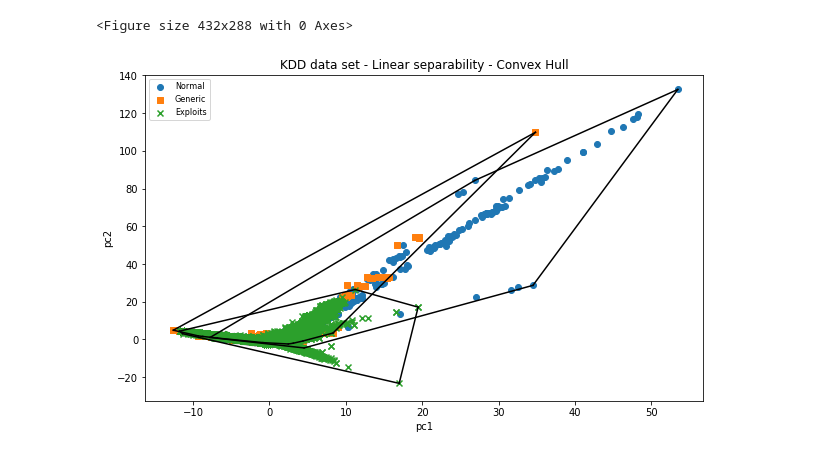
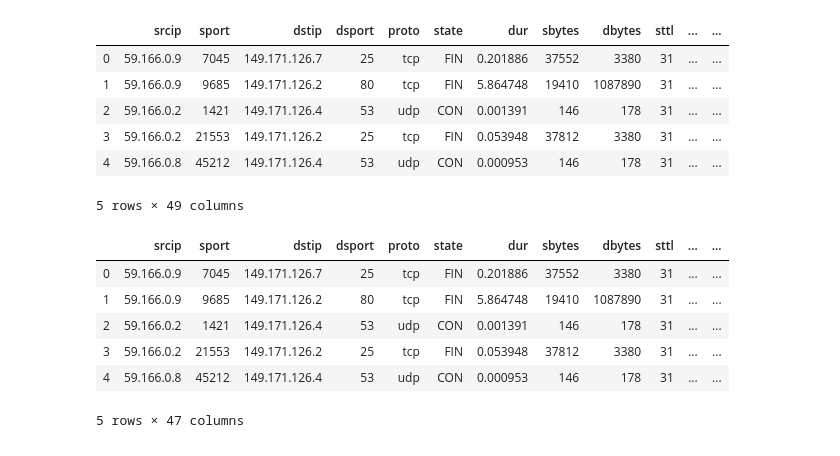
Before and after one commit to AvikantPrasad-Capstone/Capstone-B---2019, a Jupyter notebook: PCA GRAPH _ UNSW-NB15.ipynb, the cells around one changed output. Drawn from its saved outputs; the diff is of its cells as text; code cells hidden in the pictures.

```diff
--- a/PCA GRAPH _ UNSW-NB15.ipynb
+++ b/PCA GRAPH _ UNSW-NB15.ipynb
@@ -206,23 +17,0 @@ plt.show()
-# %%
-
-from scipy.spatial import ConvexHull
-
-plt.clf()
-plt.figure(figsize = (10, 6))
-plt.title('KDD data set - Linear separability - Convex Hull')
-plt.xlabel('pc1')
-plt.ylabel('pc2')
-markers = ['o', 's', 'x']
-for i in range(len(names)):
-    bucket = principalDf[principalDf['Label'] == i]
-    bucket = bucket.iloc[:,[0,1]].values
-    hull = ConvexHull(bucket)
-    plt.scatter(bucket[:, 0], bucket[:, 1], label=names[i], marker=markers[i])
-    for j in hull.simplices:
-        plt.plot(bucket[j,0], bucket[j,1], color='#000000')
-plt.legend(loc='upper left',
-           fontsize=8)
-plt.show()
-# %% [output]
-<Figure size 432x288 with 0 Axes>
-[figure, removed]
@@ -228,0 +22,46 @@ plt.show()
+# %%
+dataframe1 = pandas.read_csv("UNSW- NB15_1.csv"       , names = feature_names, encoding = "ISO-8859-1", header=None)
+dataframe2 = pandas.read_csv("UNSW- NB15_2.csv", names = feature_names, encoding = "ISO-8859-1",header=None)
+dataframe3 = pandas.read_csv("UNSW- NB15_3.csv", names = feature_names,   encoding = "ISO-8859-1",header=None)
+dataframe4 = pandas.read_csv("UNSW- NB15_4.csv",  names = feature_names,  encoding = "ISO-8859-1",header=None)
+# %%
+#concat datasets
+
+dataframe = pandas.concat([dataframe1, dataframe2,dataframe3,dataframe4])
+
+del dataframe1
+del dataframe2
+del dataframe3
+del dataframe4
+
+df = dataframe
+# %%
+#cleaning data
+
+df['attack_cat'] = df['attack_cat'].replace(np.nan, 'Normal', regex=True)
+df.fillna(0, inplace=True)
+
+df[0:5]
+# %% [output]
+|  | srcip | sport | dstip | dsport | proto | state | dur | sbytes | dbytes | sttl | ... | ... |
+| 0 | 59.166.0.9 | 7045 | 149.171.126.7 | 25 | tcp | FIN | 0.201886 | 37552 | 3380 | 31 | ... | ... |
+| 1 | 59.166.0.9 | 9685 | 149.171.126.2 | 80 | tcp | FIN | 5.864748 | 19410 | 1087890 | 31 | ... | ... |
+| 2 | 59.166.0.2 | 1421 | 149.171.126.4 | 53 | udp | CON | 0.001391 | 146 | 178 | 31 | ... | ... |
+| 3 | 59.166.0.2 | 21553 | 149.171.126.2 | 25 | tcp | FIN | 0.053948 | 37812 | 3380 | 31 | ... | ... |
+| 4 | 59.166.0.8 | 45212 | 149.171.126.4 | 53 | udp | CON | 0.000953 | 146 | 178 | 31 | ... | ... |
+5 rows × 49 columns
+# %%
+# seperate features and outcomes
+
+x = df.drop(['attack_cat','Label'], axis = 1)
+y = df[['attack_cat']]
+
+x[0:5]
+# %% [output]
+|  | srcip | sport | dstip | dsport | proto | state | dur | sbytes | dbytes | sttl | ... | ... |
+| 0 | 59.166.0.9 | 7045 | 149.171.126.7 | 25 | tcp | FIN | 0.201886 | 37552 | 3380 | 31 | ... | ... |
+| 1 | 59.166.0.9 | 9685 | 149.171.126.2 | 80 | tcp | FIN | 5.864748 | 19410 | 1087890 | 31 | ... | ... |
+| 2 | 59.166.0.2 | 1421 | 149.171.126.4 | 53 | udp | CON | 0.001391 | 146 | 178 | 31 | ... | ... |
+| 3 | 59.166.0.2 | 21553 | 149.171.126.2 | 25 | tcp | FIN | 0.053948 | 37812 | 3380 | 31 | ... | ... |
+| 4 | 59.166.0.8 | 45212 | 149.171.126.4 | 53 | udp | CON | 0.000953 | 146 | 178 | 31 | ... | ... |
+5 rows × 47 columns
```
Also changed, not shown: parts of 34 cells of this notebook.
